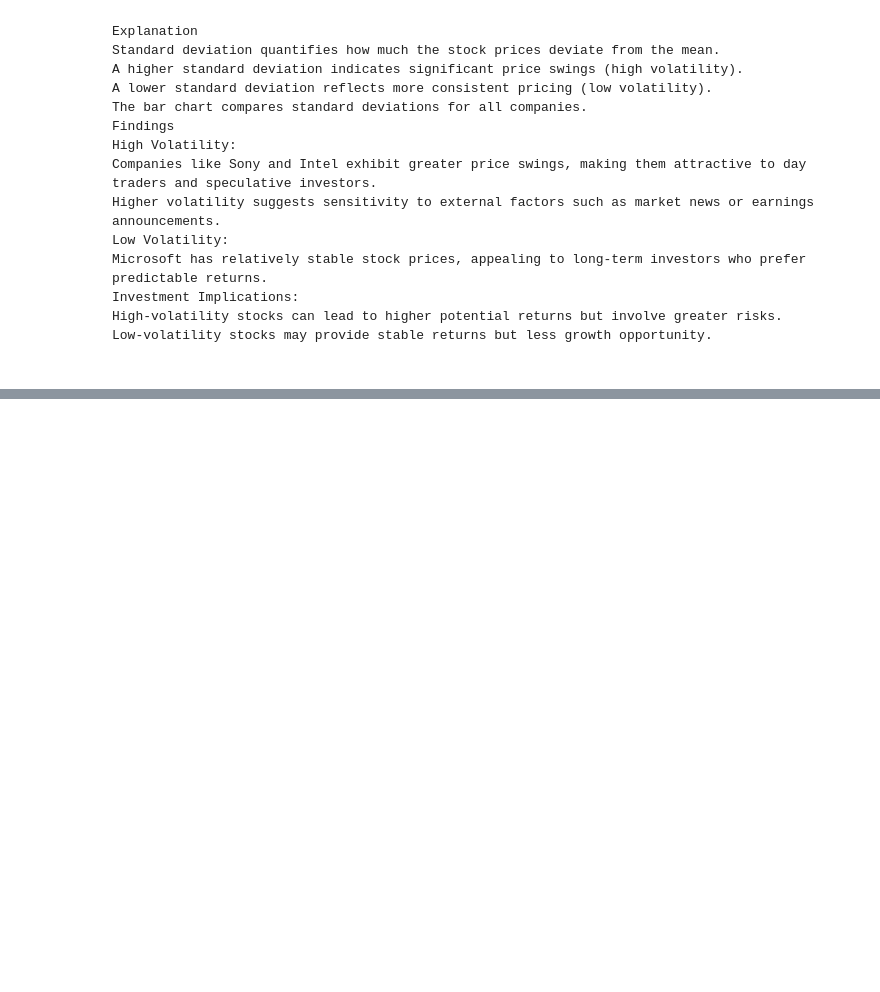
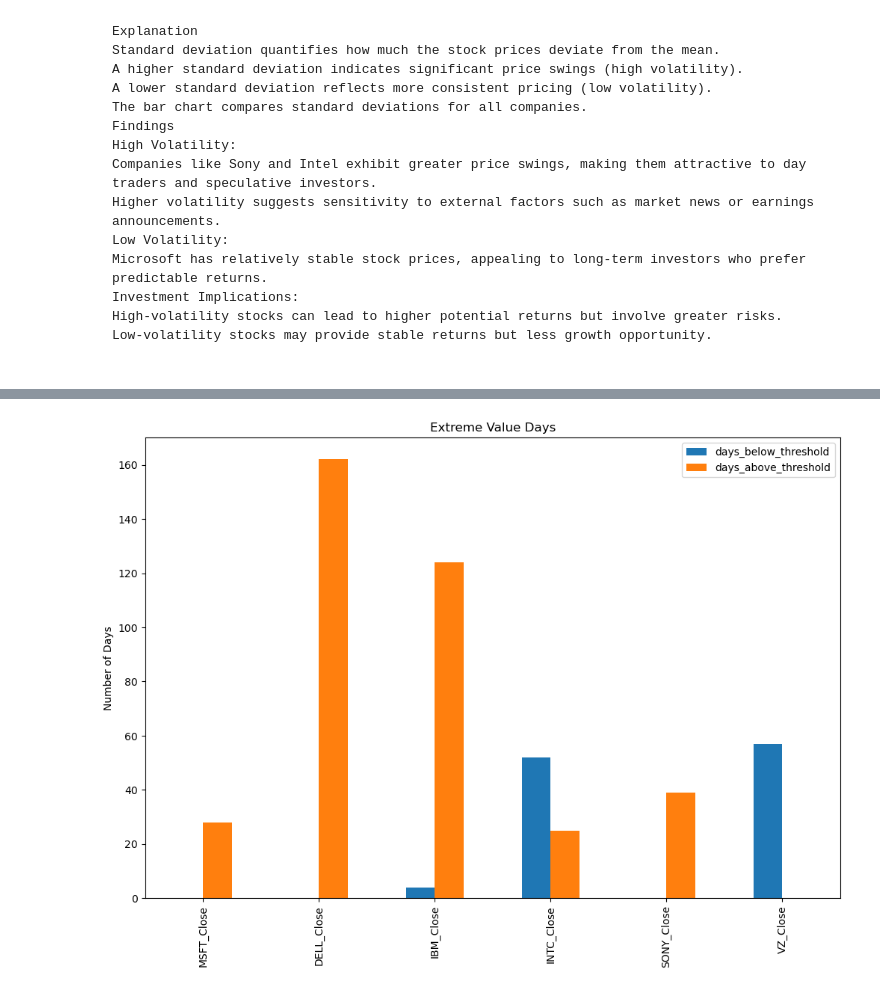
Before and after one commit to AnshumanTiwary35canada/CMSC_6950_project, a Jupyter notebook: Final project .ipynb, the cells around one changed output, grey strips where cells are left out. Cells and saved outputs as stored; diff of their text form; code cells hidden in the pictures; blank space fills up the shorter version.

Commit message:
added information about Extreme values and Price trends

```diff
--- a/Final project .ipynb
+++ b/Final project .ipynb
@@ -66,0 +71,20 @@ Low-volatility stocks may provide stable returns but less growth opportunity.
+# %%
+# Generate descriptive statistics for the closing prices of all companies
+closing_price_stats = merged_data.filter(like="_Close").describe().T
+closing_price_stats = closing_price_stats[["mean", "std", "min", "max"]]
+
+
+# Extreme value days for 2 standard deviations
+thresholds = closing_price_stats.apply(lambda row: (row["mean"] - 2 * row["std"], row["mean"] + 2 * row["std"]), axis=1)
+extreme_value_days = {}
+for company in closing_price_stats.index:
+    lower, upper = thresholds.loc[company]
+    extreme_value_days[company] = {
+        "days_below_threshold": (merged_data[company] < lower).sum(),
+        "days_above_threshold": (merged_data[company] > upper).sum(),
+    }
+pd.DataFrame(extreme_value_days).T.plot(kind="bar", figsize=(12, 8), title="Extreme Value Days")
+plt.ylabel("Number of Days")
+plt.show()
+# %% [output]
+[figure, added]
```
Also changed, not shown: parts of 5 cells of this notebook.
